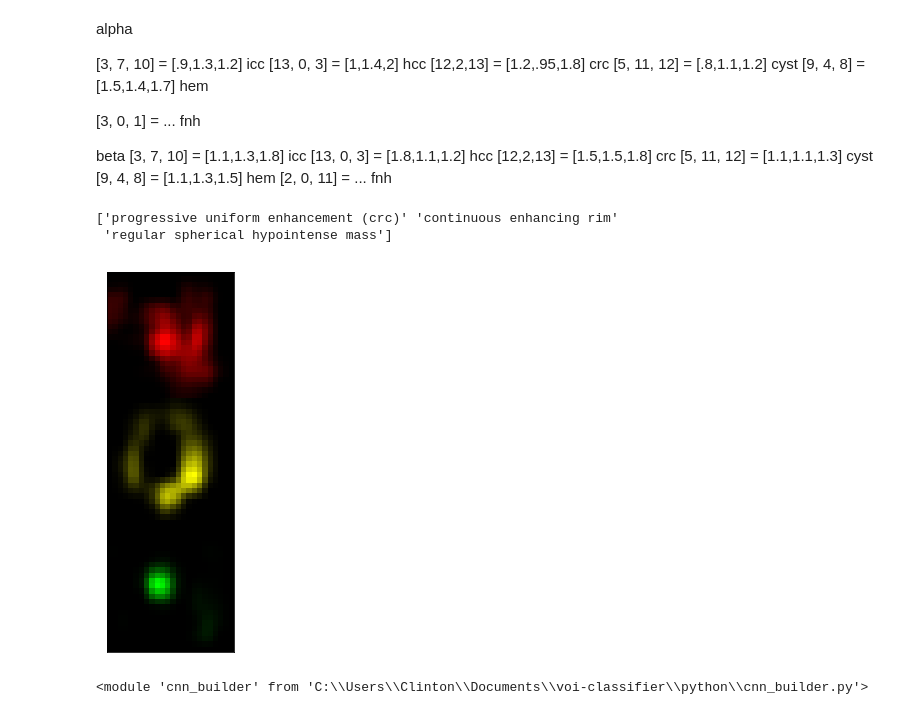
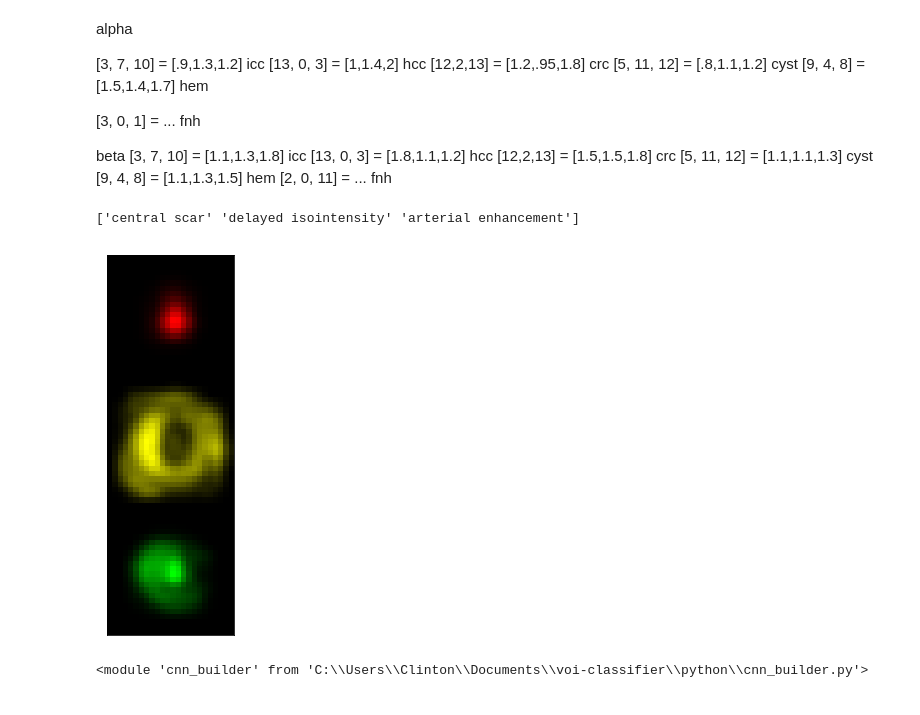
Before and after one commit to clintonjwang/voi-classifier, a Jupyter notebook: python/feature-vis.ipynb, the cells around one changed output. Drawn from its saved outputs; the diff is of its cells as text; code cells hidden in the pictures.

```diff
--- a/python/feature-vis.ipynb
+++ b/python/feature-vis.ipynb
@@ -137,0 +228,4 @@ for f_ix in range(num_features):
+# %%
+for f_ix in range(num_features):
+    f = all_features[f_ix]
+    conv3_ch_plus[f] = conv3_ch_plus[f].mean((1,2,3))
@@ -182,12 +342,12 @@ def get_spatial_overlap(w, f_c3_ch):
 # %%
-cls = 'colorectal'
+cls = 'fnh'
 cls_img_set = orig_data_dict[cls][0]
 
 #13010227_0 hcc
 #12739056_2 crc
-#E102095465_0 icc
+#E102095465_0 icc E103200384_0
 #12207268_0 cyst
-#13130745_0 hemangioma
+#13130745_0 hemangioma 12947326_0
 #E104189184_0 fnh
-list(orig_data_dict[cls][1]).index('12739056_2')
+list(orig_data_dict[cls][1]).index('E104189184_0')
 # %% [output]
@@ -216,9 +392,9 @@ print(list(zip(range(len(all_features)), all_features)))
 # %% [output]
 [(0, 'arterial enhancement'), (1, 'central scar'), (2, 'continuous enhancing rim'), (3, 'delayed isointensity'), (4, 'heterogeneous'), (5, 'homogeneous'), (6, 'hyperintense mass on delayed phase'), (7 ...
 # %%
-relevant_features = [13,2,14]
-#[13,2,14] #colorectal, [16, 0, 4] #hcc, [4,9,12] #cholangio, [7, 14, 15] #cyst [1, 3, 0] #fnh # [6, 10, 11] #hemangioma
-img_dir = "D:\\feature_analysis\\crc"
+relevant_features = [1,3,0]
+#[13,2,14] #colorectal, [16,0,4] #hcc, [4,9,12] #cholangio, [7,14,15] #cyst [1,3,0] #fnh # [6, 10, 11] #hemangioma
+img_dir = "D:\\feature_analysis\\"+cls
 if not exists(img_dir):
     os.makedirs(img_dir)
 
@@ -230,10 +405,11 @@ print(np.array(all_features)[relevant_features])
 # %%
-num_channels = 128
+gauss = cnna.get_gaussian_mask(1)
 feature_avgs = np.zeros((num_rel_f, num_channels))
 for i, f_ix in enumerate(relevant_features):
     f = all_features[f_ix]
-    feature_avgs[i] = conv3_ch_plus[f].mean((0,1,2))
-    #feature_avgs[i] = conv3_ch_plus[f].mean((0,1,2))
+    for ch_ix in range(num_channels):
+        feature_avgs[i, ch_ix] = (f_conv7_ch[f][:,:,:,ch_ix] * gauss / np.mean(gauss)).mean()
+    #feature_avgs[i] = f_conv7_ch[f].mean((0,1,2))
 
 channel_separations = np.empty((num_rel_f, num_channels)) # separation between channel mean activations for the relevant features
 for i in range(num_rel_f):
@@ -298,4 +464,5 @@ gauss = np.transpose(np.tile(gauss, (6,1,1)), (1,2,0))
 # %%
+gauss = cnna.get_gaussian_mask(4)
 z = orig_data_dict[cls][1][img_id]
 
 bw = False
@@ -303,8 +470,8 @@ width = x.shape[0]
 overlaid_img_clr = np.zeros((width*3, x.shape[1], 3))
 overlaid_img = x - np.amin(x)
 
-high_window = [1,.7,1] #relative intensity
-low_window = [0.2,0.1,0.05] #relative intensity
+high_window = [1,.4,1] #relative intensity
+low_window = [0.2,0.1,0.1] #relative intensity
 
 sal_map = get_saliency_map(W, test_neurons, num_rel_f)
 RGB = []
@@ -319,37 +486,36 @@ for f_num in range(num_rel_f):
     sal_map_f = tr.scale3d(sal_map[f_num], (2,2,2))
     if bw:
         sal_map_f = overlaid_img[:,:,:,f_num]
         hi_thresh = sal_map_f.max()*1
-        lo_thresh = sal_map_f.max()*0
+        lo_thresh = sal_map_f.max()*0.2
         sal_map_f[sal_map_f > hi_thresh] = hi_thresh
         sal_map_f[sal_map_f < lo_thresh] = lo_thresh
         sal_map_f -= sal_map_f.min()
     RGB.append(sal_map_f[:,:,sal_map_f.shape[2]//2])
 
 overlaid_img_clr[:width,:,0] = RGB[0]
 overlaid_img_clr[width:width*2,:,0] = overlaid_img_clr[width:width*2,:,1] = RGB[1]
 overlaid_img_clr[width*2:,:,1] = RGB[2]
 
 overlaid_img_clr -= overlaid_img_clr.min() - 0
 overlaid_img_clr *= 1 / overlaid_img_clr.max()
 
 if bw:
     overlaid_img_clr = overlaid_img_clr.mean(-1)
     overlaid_img_clr = np.transpose(np.tile(overlaid_img_clr, (3,1,1)), (1,2,0))
 
 overlaid_img_clr[:width] *= 1 / overlaid_img_clr[:width].max()
 overlaid_img_clr[width:width*2] *= 1 / overlaid_img_clr[width:width*2].max()
 overlaid_img_clr[width*2:] *= 1 / overlaid_img_clr[width*2:].max()
 
 fig = plt.imshow(overlaid_img_clr)
 fig.get_figure().set_figheight(7)
 fig.axes.get_xaxis().set_visible(False)
 fig.axes.get_yaxis().set_visible(False)
 print(np.array(all_features)[relevant_features])
 # %% [output]
-['progressive uniform enhancement (crc)' 'continuous enhancing rim'
- 'regular spherical hypointense mass']
+['central scar' 'delayed isointensity' 'arterial enhancement']
-[figure, old version]
+[figure, new version]
 # %%
 from skimage.transform import rescale, resize
 fixed_width = 100
```
Also changed, not shown: parts of 55 cells of this notebook, 5 other files.
